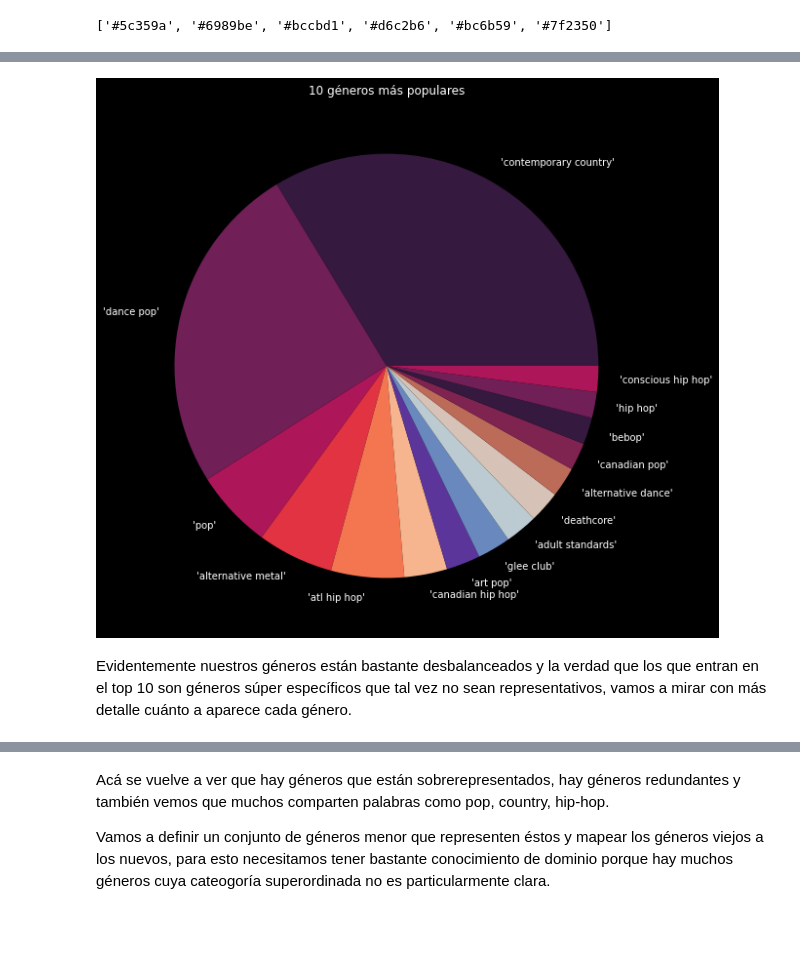
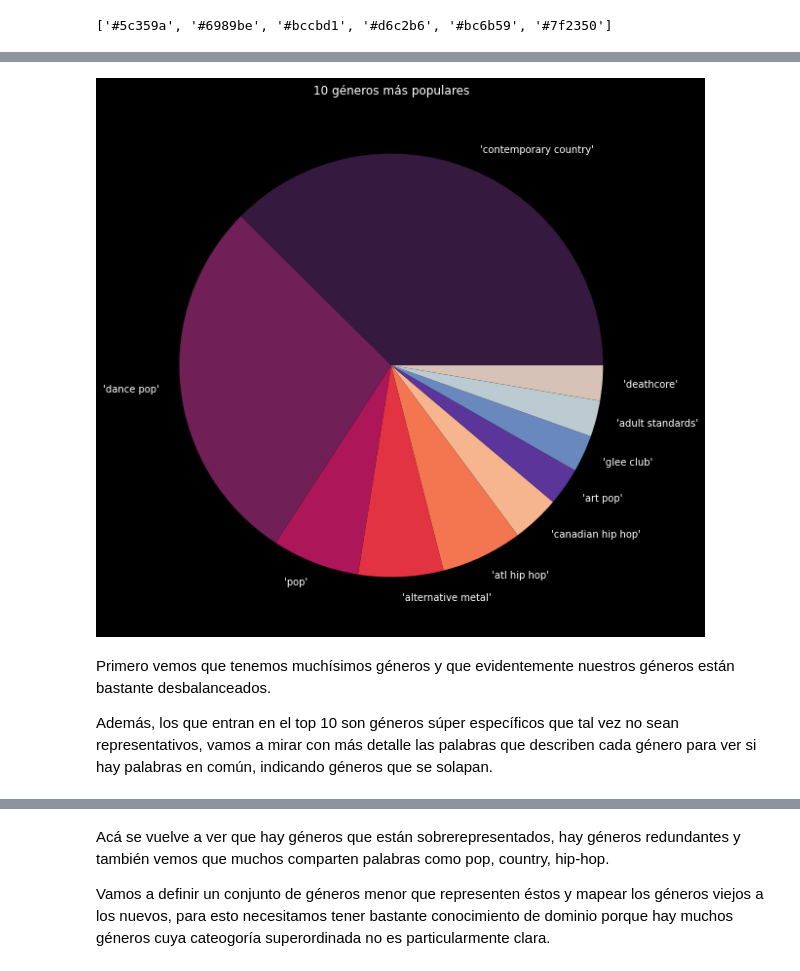
Before and after one commit to francossavella/porfolio-data-science, a Jupyter notebook: Desafío 3.ipynb, the cells around one changed output, grey strips where cells are left out. Drawn from its saved outputs; the diff is of its cells as text; code cells hidden in the pictures; blank space fills up the shorter version.

```diff
--- a/Desafío 3.ipynb
+++ b/Desafío 3.ipynb
@@ -208,2 +228,2 @@ print(pal_2.as_hex())
 # %%
-pal = ['#35193e', '#701f57', '#ad1759', '#e13342', '#f37651', '#f6b48f', '#5c359a', '#6989be', '#bccbd1', '#d6c2b6', '#bc6b59', '#7f2350']
+pal = ['#35193e', '#701f57', '#ad1759', '#e13342', '#f37651', '#f6b48f', '#5c359a', '#6989be', '#bccbd1', '#d6c2b6', '#bc6b59', '#7f2350', '#c6e1f1', '#cda2e0', '#c87b7c', '#697b30', '#1b6145', '#1a2441']
@@ -210,13 +250,15 @@ pal = ['#35193e', '#701f57', '#ad1759', '#e13342', '#f37651', '#f6b48f', '#5c359
 # %%
 fig = plt.figure(figsize = (10, 10))
 ax = fig.subplots()
-data_new.genres.value_counts()[:15].plot(ax=ax, kind = "pie", colors=pal)
+data_new.genres.value_counts()[:10].plot(ax=ax, kind = "pie", colors=pal)
 ax.set_ylabel("")
 ax.set_title('10 géneros más populares')
 ax.set_xticklabels(ax.get_xticklabels(), rotation=90);
 plt.show()
 # %% [output]
-[figure, old version]
+[figure, new version]
 # %% [markdown]
-Evidentemente nuestros géneros están bastante desbalanceados y la verdad que los que entran en el top 10 son géneros súper específicos que tal vez no sean representativos, vamos a mirar con más detalle cuánto a aparece cada género.
+Primero vemos que tenemos muchísimos géneros y que evidentemente nuestros géneros están bastante desbalanceados.
+
+Además, los que entran en el top 10 son géneros súper específicos que tal vez no sean representativos, vamos a mirar con más detalle las palabras que describen cada género para ver si hay palabras en común, indicando géneros que se solapan.
 # %%
```
Also changed, not shown: parts of 140 cells of this notebook.
